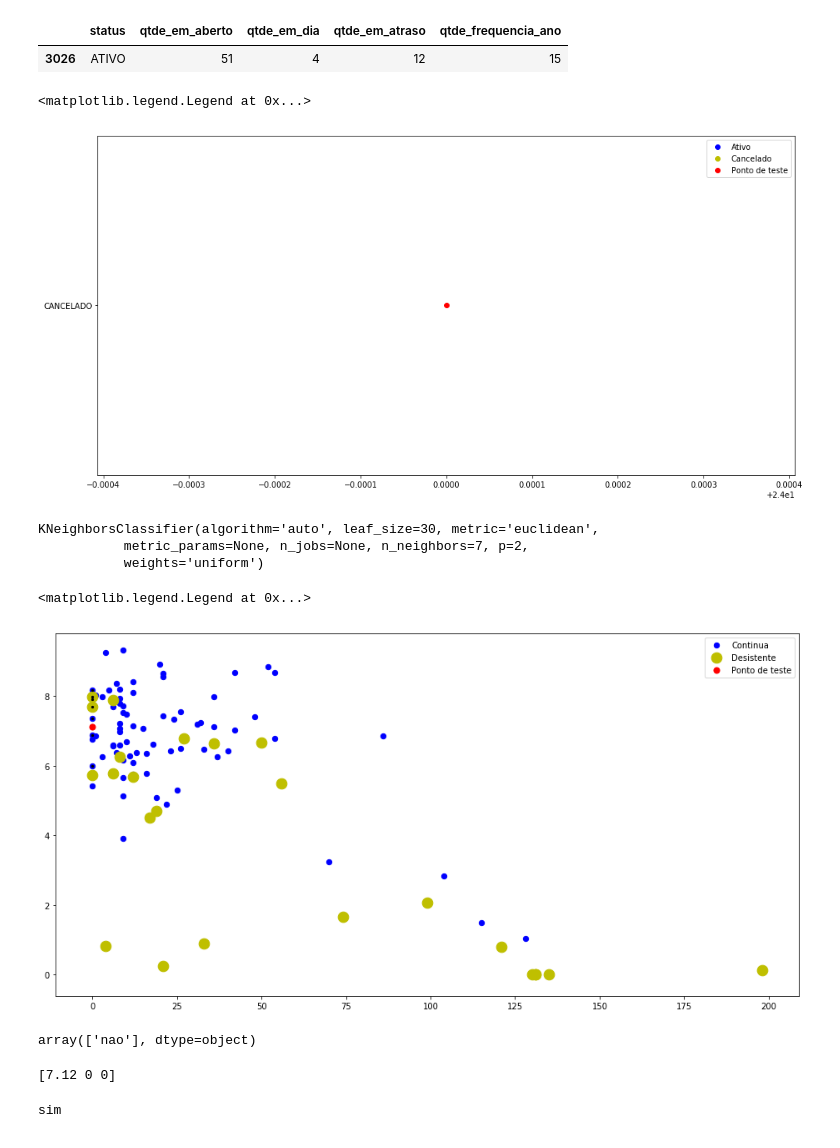
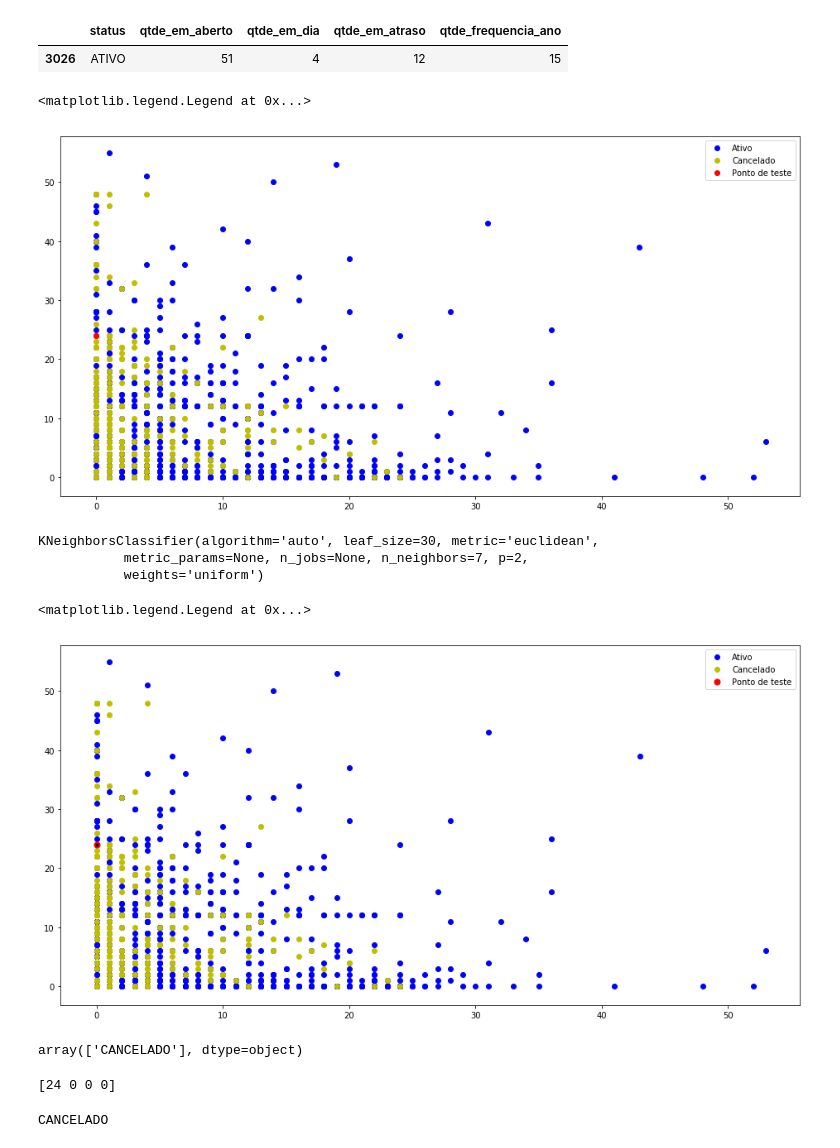
Before and after one commit to UesleiJf/projeto-preditivo, a Jupyter notebook: KNN.ipynb, the cells around one changed output. Saved outputs shown, nothing was run; the diff lists cells and outputs as text; code cells hidden in the pictures.

```diff
--- a/KNN.ipynb
+++ b/KNN.ipynb
@@ -42,13 +42,13 @@ dataset.tail(1)
 # %%
 # criando um vetor de todos os elementos do dataset menos o último.
 
-X_train = dataset.values[1:,:-1]
-y_train = dataset.values[1:,-1]
+X_train = dataset.values[1:,1:]
+y_train = dataset.values[1:,0]
 # %%
 # criando um vetor de test com o último elemento do dataset
 
-X_test = dataset.values[0][:-1] # 51   4   12    15  (como mostra o penúltimo comando)
-y_test = dataset.values[0][-1]  # ATIVO           (como mostra o penúltimo comando)
+X_test = dataset.values[0][1:] # 51   4   12    15  (como mostra o penúltimo comando)
+y_test = dataset.values[0][0]  # ATIVO           (como mostra o penúltimo comando)
 # %%
 #  Plotando todos os pontos do data set e o ponto de referência para a classificação
 
@@ -61,7 +61,7 @@ plt.scatter(X_test[1], X_test[0], c='r', label='Ponto de teste')
 plt.legend()
 # %% [output]
 <matplotlib.legend.Legend at 0x...>
-[figure, old version]
+[figure, new version]
 # %%
 #  Definindo o model e a quantidade de "K" e tipo de métrica que usaremos (usando um K ímpar)
 
@@ -80,27 +80,32 @@ KNeighborsClassifier(algorithm='auto', leaf_size=30, metric='euclidean',
 pontos = model.kneighbors_graph([X_test], 7).toarray()
 # %%
 plt.figure(figsize=(16,8))
-y_map = {label: idx for idx, label in enumerate(np.unique(dataset['desertor']))}
-plt.scatter(X_train[y_train == 'nao' , 1], X_train[y_train == 'nao', 0], c='b', label='Continua', s=40)
-plt.scatter(X_train[y_train == 'sim' , 1], X_train[y_train == 'sim', 0], c='y', label='Desistente',s=160)
+y_map = {label: idx for idx, label in enumerate(np.unique(dataset['status']))}
+plt.scatter(X_train[y_train == 'ATIVO' , 1], X_train[y_train == 'ATIVO', 0], c='b', label='Ativo')
+plt.scatter(X_train[y_train == 'CANCELADO' , 1], X_train[y_train == 'CANCELADO', 0], c='y', label='Cancelado')
+
 plt.scatter(X_test[1], X_test[0], c='r', label='Ponto de teste', s=50)
 
 # destaca com um ponto preto os 7 pontos mais próximos do KNN
 plt.scatter(X_train[pontos[0] == 1, 1],X_train[pontos[0] == 1,0], c='Black',s=5)
 
 plt.legend()
 # %% [output]
 <matplotlib.legend.Legend at 0x...>
-[figure, old version]
+[figure, new version]
-# %%
-model.predict([X_test])
-# %% [output]
-array(['nao'], dtype=object)
+# %%
+# com base no modelo KNN o status da nosso ponto de teste tesrá que ser: CANCELADO
+
+model.predict([X_test])
+# %% [output]
+array(['CANCELADO'], dtype=object)
 # %%
 print(X_test)
 # %% [output]
-[7.12 0 0]
+[24 0 0 0]
-# %%
-print(y_test)
-# %% [output]
-sim
+# %%
+# status confere corretamente com o esperado
+
+print(y_test)
+# %% [output]
+CANCELADO
```
